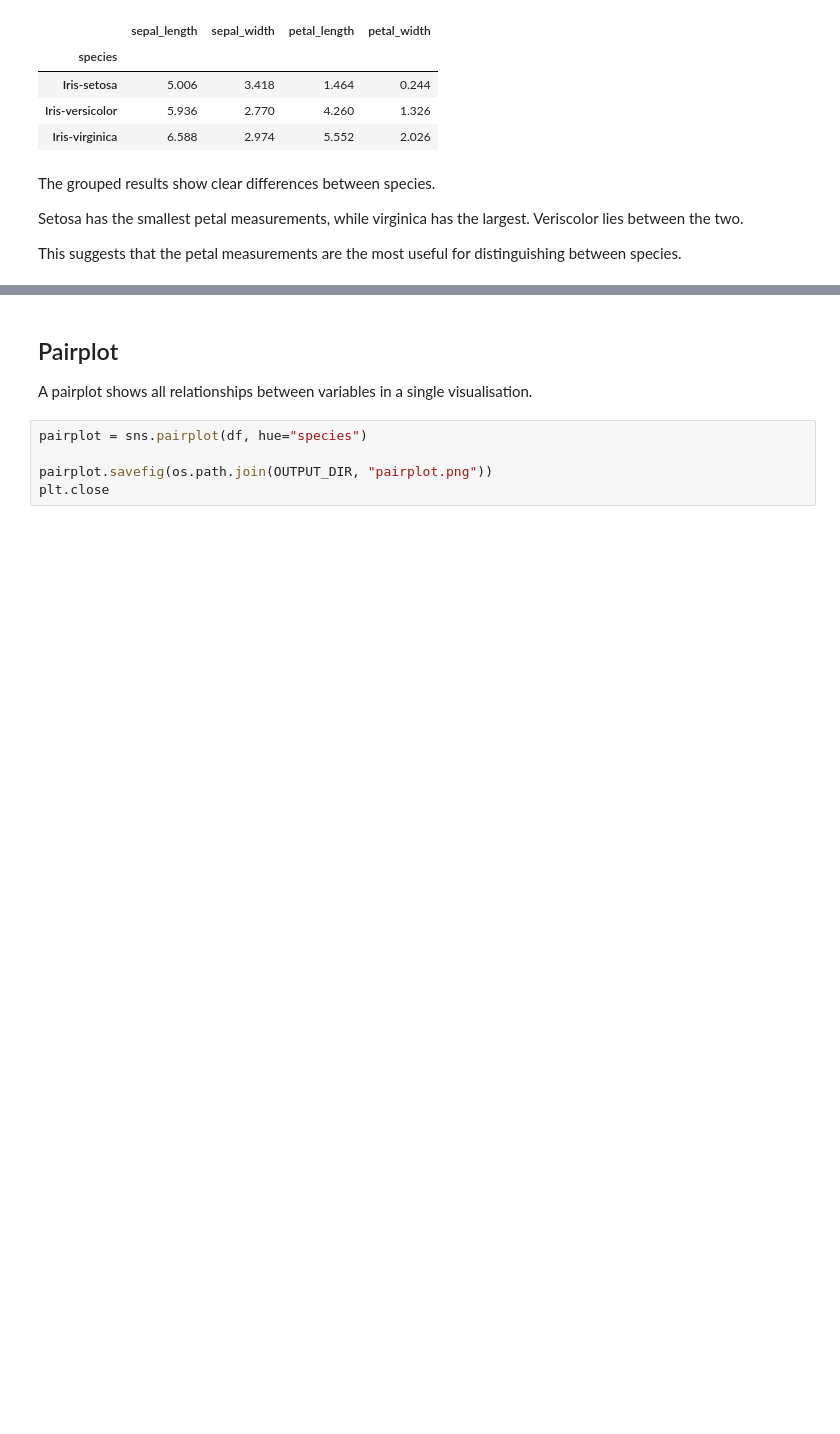
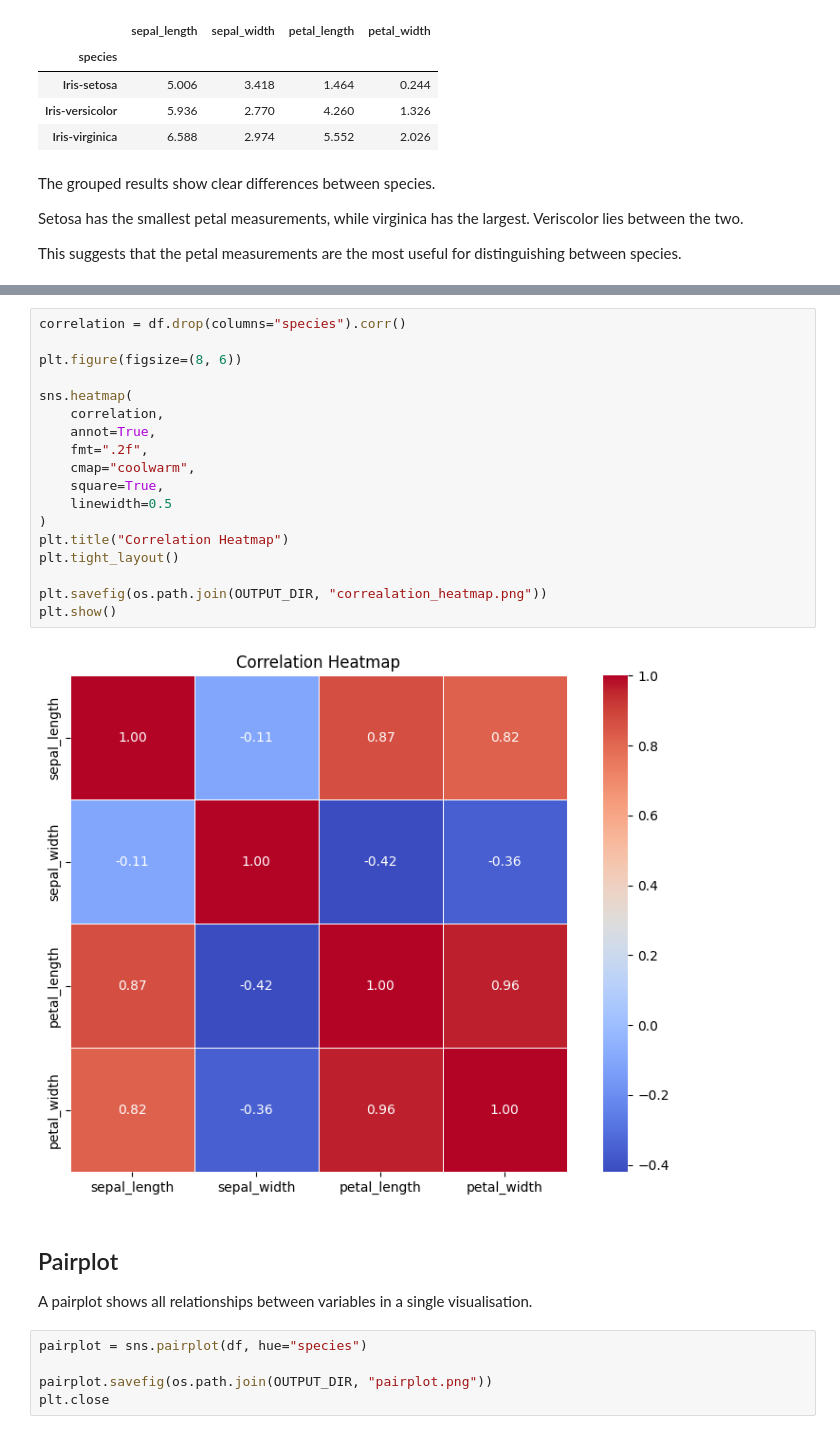
Before and after one commit to aiswarialajan124-png/programming_scripting-pands-project, a Jupyter notebook: analysis.ipynb, the cells around one changed output, grey strips where cells are left out. Saved outputs shown, nothing was run; the diff lists cells and outputs as text; blank space fills up the shorter version.

Commit message:
Added a correlation heatmap and saved it

```diff
--- a/analysis.ipynb
+++ b/analysis.ipynb
@@ -195,3 +198,23 @@ This suggests that the petal measurements are the most useful for distinguishing
+# %%
+correlation = df.drop(columns="species").corr()
+
+plt.figure(figsize=(8, 6))
+
+sns.heatmap(
+    correlation,
+    annot=True,
+    fmt=".2f",
+    cmap="coolwarm",
+    square=True,
+    linewidth=0.5
+)
+plt.title("Correlation Heatmap")
+plt.tight_layout()
+
+plt.savefig(os.path.join(OUTPUT_DIR, "correalation_heatmap.png"))
+plt.show()
+# %% [output]
+[figure, added]
 # %% [markdown]
 ## Pairplot
 A pairplot shows all relationships between variables in a single visualisation.
```
Also changed, not shown: parts of 1 cell of this notebook, 1 other file.
